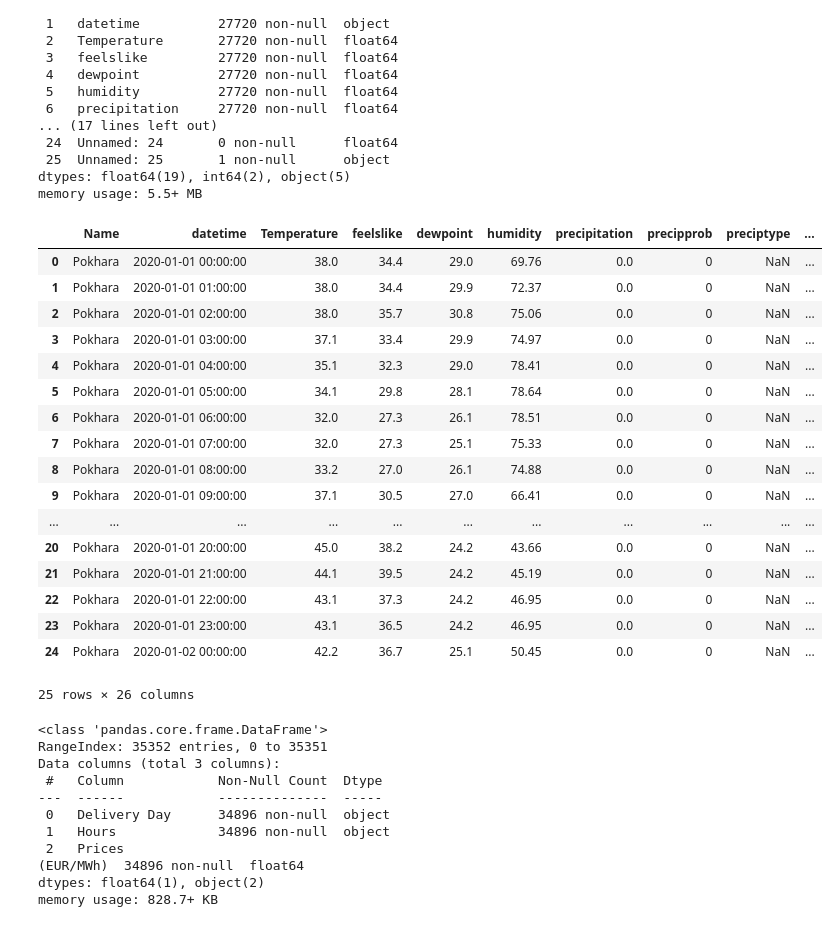
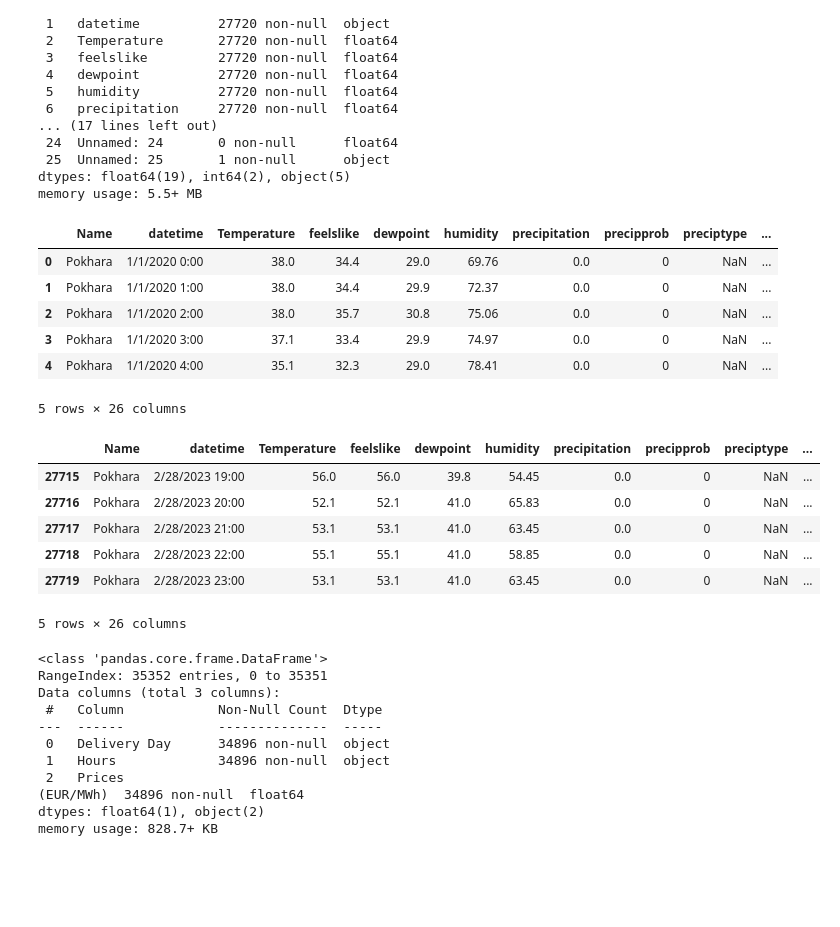
Before and after one commit to NirajanBekoju/Energy-Forecasting, a Jupyter notebook: 1. Data Exploration.ipynb, the cells around one changed output. Saved outputs shown, nothing was run; the diff lists cells and outputs as text; code cells hidden in the pictures; blank space fills up the shorter version.

```diff
--- a/1. Data Exploration.ipynb
+++ b/1. Data Exploration.ipynb
@@ -49,26 +58,25 @@ Data columns (total 26 columns):
 dtypes: float64(19), int64(2), object(5)
 memory usage: 5.5+ MB
 # %%
-demand_forecast_data_2.head(25)
+demand_forecast_data_2.head(5)
 # %% [output]
 |  | Name | datetime | Temperature | feelslike | dewpoint | humidity | precipitation | precipprob | preciptype | ... |
-| 0 | Pokhara | 2020-01-01 00:00:00 | 38.0 | 34.4 | 29.0 | 69.76 | 0.0 | 0 | NaN | ... |
-| 1 | Pokhara | 2020-01-01 01:00:00 | 38.0 | 34.4 | 29.9 | 72.37 | 0.0 | 0 | NaN | ... |
-| 2 | Pokhara | 2020-01-01 02:00:00 | 38.0 | 35.7 | 30.8 | 75.06 | 0.0 | 0 | NaN | ... |
-| 3 | Pokhara | 2020-01-01 03:00:00 | 37.1 | 33.4 | 29.9 | 74.97 | 0.0 | 0 | NaN | ... |
-| 4 | Pokhara | 2020-01-01 04:00:00 | 35.1 | 32.3 | 29.0 | 78.41 | 0.0 | 0 | NaN | ... |
-| 5 | Pokhara | 2020-01-01 05:00:00 | 34.1 | 29.8 | 28.1 | 78.64 | 0.0 | 0 | NaN | ... |
-| 6 | Pokhara | 2020-01-01 06:00:00 | 32.0 | 27.3 | 26.1 | 78.51 | 0.0 | 0 | NaN | ... |
-| 7 | Pokhara | 2020-01-01 07:00:00 | 32.0 | 27.3 | 25.1 | 75.33 | 0.0 | 0 | NaN | ... |
-| 8 | Pokhara | 2020-01-01 08:00:00 | 33.2 | 27.0 | 26.1 | 74.88 | 0.0 | 0 | NaN | ... |
-| 9 | Pokhara | 2020-01-01 09:00:00 | 37.1 | 30.5 | 27.0 | 66.41 | 0.0 | 0 | NaN | ... |
-| ... | ... | ... | ... | ... | ... | ... | ... | ... | ... | ... |
-| 20 | Pokhara | 2020-01-01 20:00:00 | 45.0 | 38.2 | 24.2 | 43.66 | 0.0 | 0 | NaN | ... |
-| 21 | Pokhara | 2020-01-01 21:00:00 | 44.1 | 39.5 | 24.2 | 45.19 | 0.0 | 0 | NaN | ... |
-| 22 | Pokhara | 2020-01-01 22:00:00 | 43.1 | 37.3 | 24.2 | 46.95 | 0.0 | 0 | NaN | ... |
-| 23 | Pokhara | 2020-01-01 23:00:00 | 43.1 | 36.5 | 24.2 | 46.95 | 0.0 | 0 | NaN | ... |
-| 24 | Pokhara | 2020-01-02 00:00:00 | 42.2 | 36.7 | 25.1 | 50.45 | 0.0 | 0 | NaN | ... |
+| 0 | Pokhara | 1/1/2020 0:00 | 38.0 | 34.4 | 29.0 | 69.76 | 0.0 | 0 | NaN | ... |
+| 1 | Pokhara | 1/1/2020 1:00 | 38.0 | 34.4 | 29.9 | 72.37 | 0.0 | 0 | NaN | ... |
+| 2 | Pokhara | 1/1/2020 2:00 | 38.0 | 35.7 | 30.8 | 75.06 | 0.0 | 0 | NaN | ... |
+| 3 | Pokhara | 1/1/2020 3:00 | 37.1 | 33.4 | 29.9 | 74.97 | 0.0 | 0 | NaN | ... |
+| 4 | Pokhara | 1/1/2020 4:00 | 35.1 | 32.3 | 29.0 | 78.41 | 0.0 | 0 | NaN | ... |
-25 rows × 26 columns
+5 rows × 26 columns
+# %%
+demand_forecast_data_2.tail()
+# %% [output]
+|  | Name | datetime | Temperature | feelslike | dewpoint | humidity | precipitation | precipprob | preciptype | ... |
+| 27715 | Pokhara | 2/28/2023 19:00 | 56.0 | 56.0 | 39.8 | 54.45 | 0.0 | 0 | NaN | ... |
+| 27716 | Pokhara | 2/28/2023 20:00 | 52.1 | 52.1 | 41.0 | 65.83 | 0.0 | 0 | NaN | ... |
+| 27717 | Pokhara | 2/28/2023 21:00 | 53.1 | 53.1 | 41.0 | 63.45 | 0.0 | 0 | NaN | ... |
+| 27718 | Pokhara | 2/28/2023 22:00 | 55.1 | 55.1 | 41.0 | 58.85 | 0.0 | 0 | NaN | ... |
+| 27719 | Pokhara | 2/28/2023 23:00 | 53.1 | 53.1 | 41.0 | 63.45 | 0.0 | 0 | NaN | ... |
+5 rows × 26 columns
 # %%
 price_forecast_data_path = "Data/Price forecasting/Price Forecasting data upto December 24.csv"
 price_forecast_data = pd.read_csv(project_path + price_forecast_data_path)
```
Also changed, not shown: parts of 4 cells of this notebook, 34 other files.
